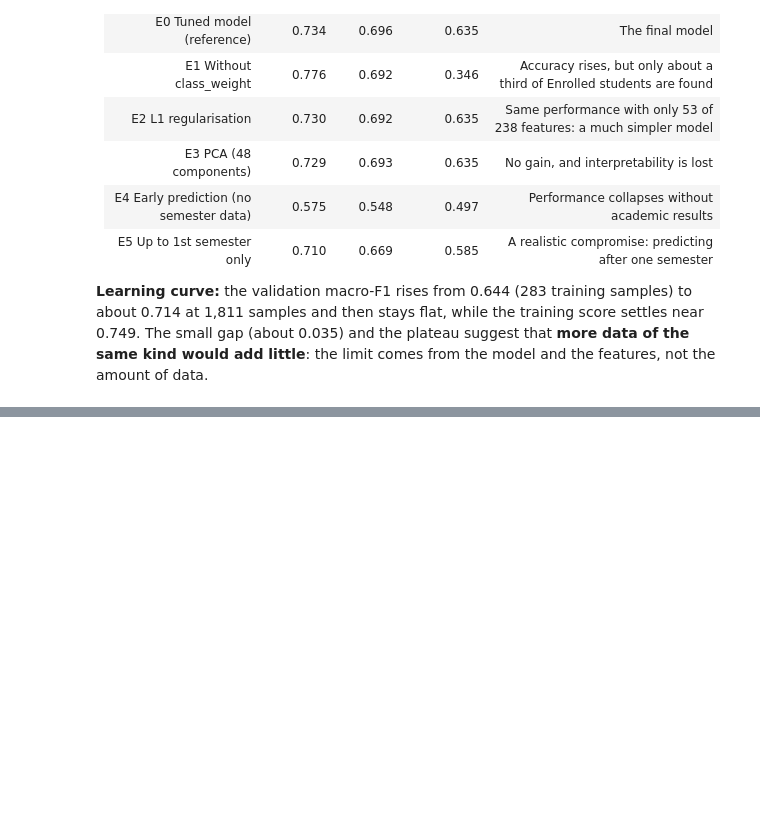
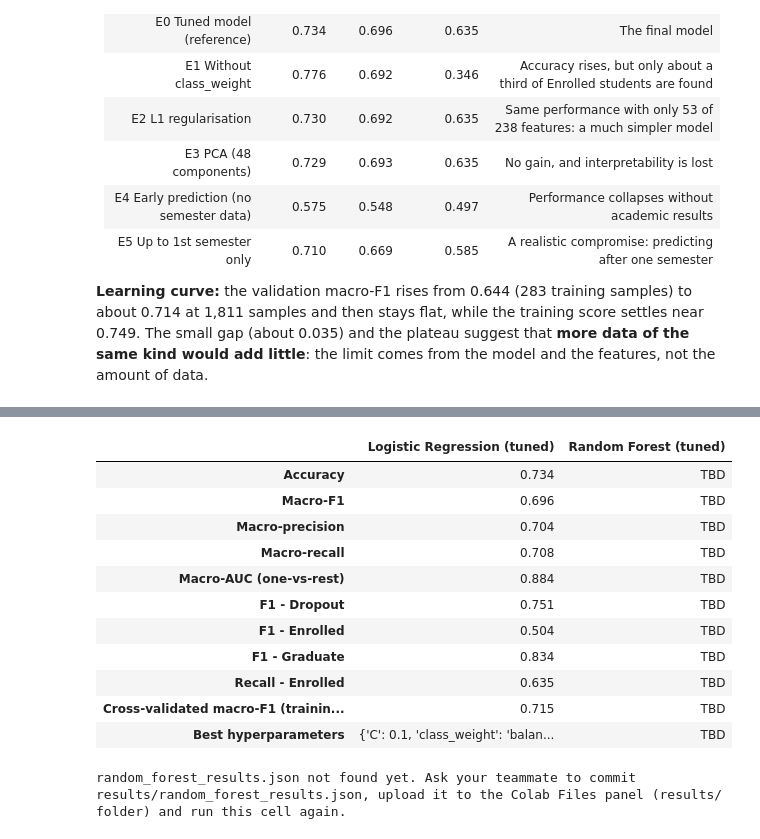
Before and after one commit to LoshithaAI/ML-Assignment, a Jupyter notebook: notebooks/logistic_regression.ipynb, the cells around one changed output, grey strips where cells are left out. Cells and saved outputs as stored; diff of their text form; code cells hidden in the pictures; blank space fills up the shorter version.

```diff
--- a/notebooks/logistic_regression.ipynb
+++ b/notebooks/logistic_regression.ipynb
@@ -590,8 +600,11 @@ dtype: float64
 - **A counter-intuitive sign:** 2nd-semester *enrolled* units has a positive coefficient (+0.63), although enrolling in more units sounds harmless. A likely explanation is **multicollinearity**: enrolled and approved units are correlated (r = 0.70), and with the number of *approved* units already in the model, more enrolled units means a lower pass rate, which signals risk. This is why single coefficients should be read with care.
 - Coefficients show **association, not causation**, and they depend on which category was dropped as the reference in the one-hot encoding.
 # %%
-# Save results so they can be compared with the teammate's Random Forest results
-os.makedirs("results", exist_ok=True)
+# Save the test metrics to a JSON file so they can be compared with the Random Forest results
+RESULTS_DIR = os.path.abspath("results")
+os.makedirs(RESULTS_DIR, exist_ok=True)
+RESULTS_FILE = os.path.join(RESULTS_DIR, "logistic_regression_results.json")
+
 results = {
     "model": "Logistic Regression",
     "best_params": {k.replace("clf__", ""): (None if v is None else (float(v) if isinstance(v, (int, float, np.floating)) else v))
@@ -602,7 +615,7 @@ results = {
     "cv_macro_f1_mean": round(float(cv_f1.mean()), 4),
     "per_class": classification_report(y_test, y_pred, output_dict=True, digits=4),
 }
-with open("results/logistic_regression_results.json", "w") as f:
+with open(RESULTS_FILE, "w") as f:
     json.dump(results, f, indent=2)
-print("Saved results/logistic_regression_results.json")
+print("Saved to:", RESULTS_FILE)
 # %% [output]
@@ -750,0 +767,67 @@ Logistic Regression, tuned for macro-F1, predicts student outcomes with about 73
+# %%
+# Build Table B automatically from the two results files (the Random Forest notebook creates its own file)
+import json, os
+
+def load_results(name):
+    """Look for <name>_results.json in the usual folders (Colab session or cloned repo)."""
+    for folder in ["results", "/content/results", "ML-Assignment/results", "/content/ML-Assignment/results"]:
+        path = os.path.join(folder, f"{name}_results.json")
+        if os.path.exists(path):
+            with open(path) as f:
+                return json.load(f)
+    return None
+
+def summarise(r):
+    """Pick the metrics used in Table B from one results file."""
+    if r is None:
+        return {k: "TBD" for k in ["Accuracy", "Macro-F1", "Macro-precision", "Macro-recall", "Macro-AUC (one-vs-rest)",
+                                   "F1 - Dropout", "F1 - Enrolled", "F1 - Graduate", "Recall - Enrolled",
+                                   "Cross-validated macro-F1 (training data)", "Best hyperparameters"]}
+    pc = r["per_class"]
+    return {"Accuracy": round(pc["accuracy"], 3),
+            "Macro-F1": round(pc["macro avg"]["f1-score"], 3),
+            "Macro-precision": round(pc["macro avg"]["precision"], 3),
+            "Macro-recall": round(pc["macro avg"]["recall"], 3),
+            "Macro-AUC (one-vs-rest)": round(r["test_macro_auc_ovr"], 3),
+            "F1 - Dropout": round(pc["Dropout"]["f1-score"], 3),
+            "F1 - Enrolled": round(pc["Enrolled"]["f1-score"], 3),
+            "F1 - Graduate": round(pc["Graduate"]["f1-score"], 3),
+            "Recall - Enrolled": round(pc["Enrolled"]["recall"], 3),
+            "Cross-validated macro-F1 (training data)": round(r["cv_macro_f1_mean"], 3),
+            "Best hyperparameters": str(r["best_params"])}
+
+lr_res, rf_res = load_results("logistic_regression"), load_results("random_forest")
+table_b = pd.DataFrame({"Logistic Regression (tuned)": summarise(lr_res),
+                        "Random Forest (tuned)": summarise(rf_res)})
+display(table_b)
+
+if rf_res is None:
+    print("random_forest_results.json not found yet. Ask your teammate to commit results/random_forest_results.json, "
+          "upload it to the Colab Files panel (results/ folder) and run this cell again.")
+else:
+    # Draft facts for the discussion points above (edit them into your own words)
+    d_acc = rf_res["per_class"]["accuracy"] - lr_res["per_class"]["accuracy"]
+    d_f1 = rf_res["per_class"]["macro avg"]["f1-score"] - lr_res["per_class"]["macro avg"]["f1-score"]
+    better_acc = "Random Forest" if d_acc > 0 else "Logistic Regression"
+    better_f1 = "Random Forest" if d_f1 > 0 else "Logistic Regression"
+    print(f"1. Accuracy : {better_acc} is higher by {abs(d_acc):.3f}")
+    print(f"   Macro-F1 : {better_f1} is higher by {abs(d_f1):.3f}" + ("  -> within 0.015, treat as a tie" if abs(d_f1) < 0.015 else ""))
+    for cls in ["Enrolled", "Dropout", "Graduate"]:
+        a, b = lr_res["per_class"][cls]["f1-score"], rf_res["per_class"][cls]["f1-score"]
+        print(f"   F1 {cls:8s}: LR {a:.3f} | RF {b:.3f}")
+    print(f"4. CV vs test macro-F1: LR {lr_res['cv_macro_f1_mean']:.3f} -> {lr_res['test_macro_f1']:.3f} | "
+          f"RF {rf_res['cv_macro_f1_mean']:.3f} -> {rf_res['test_macro_f1']:.3f}")
+# %% [output]
+|  | Logistic Regression (tuned) | Random Forest (tuned) |
+| Accuracy | 0.734 | TBD |
+| Macro-F1 | 0.696 | TBD |
+| Macro-precision | 0.704 | TBD |
+| Macro-recall | 0.708 | TBD |
+| Macro-AUC (one-vs-rest) | 0.884 | TBD |
+| F1 - Dropout | 0.751 | TBD |
+| F1 - Enrolled | 0.504 | TBD |
+| F1 - Graduate | 0.834 | TBD |
+| Recall - Enrolled | 0.635 | TBD |
+| Cross-validated macro-F1 (trainin... | 0.715 | TBD |
+| Best hyperparameters | {'C': 0.1, 'class_weight': 'balan... | TBD |
+random_forest_results.json not found yet. Ask your teammate to commit results/random_forest_results.json, upload it to the Colab Files panel (results/ folder) and run this cell again.
```
Also changed, not shown: parts of 18 cells of this notebook.
